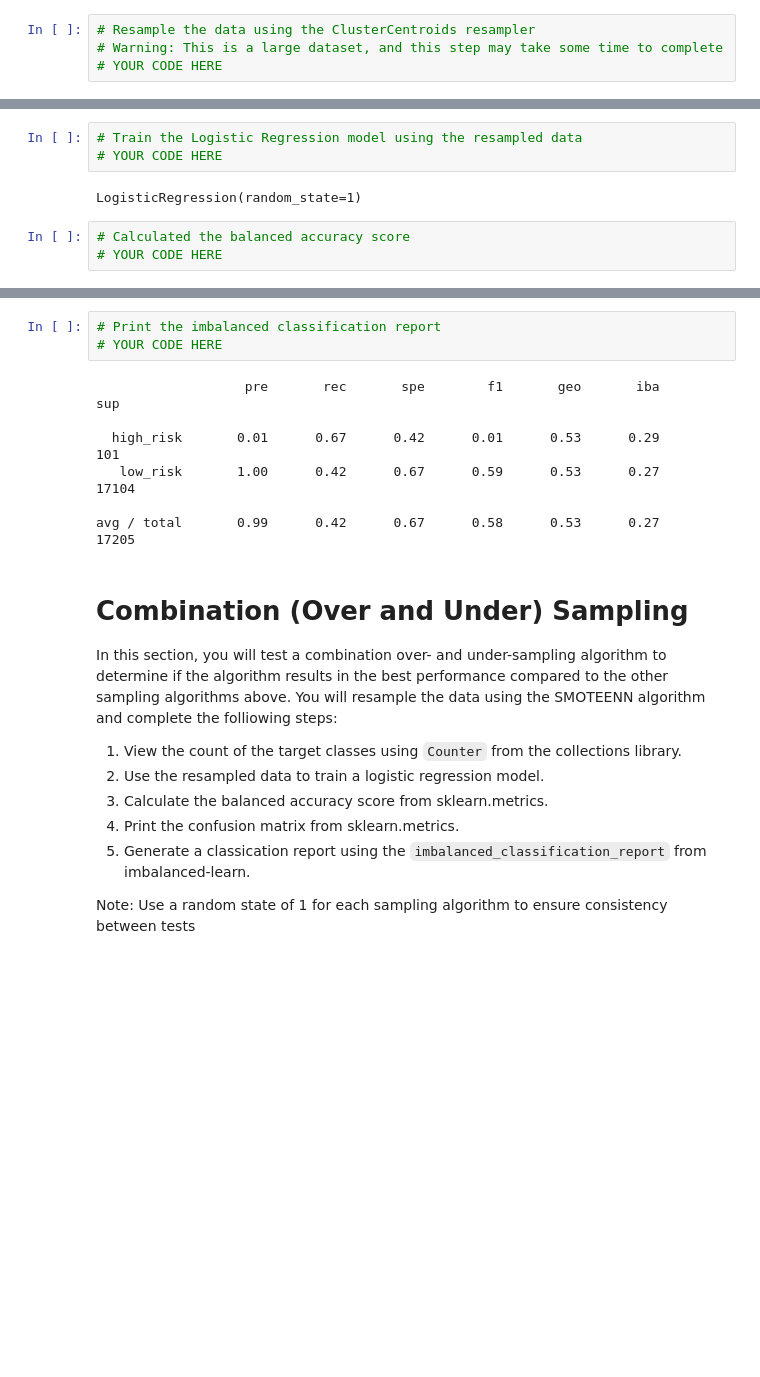
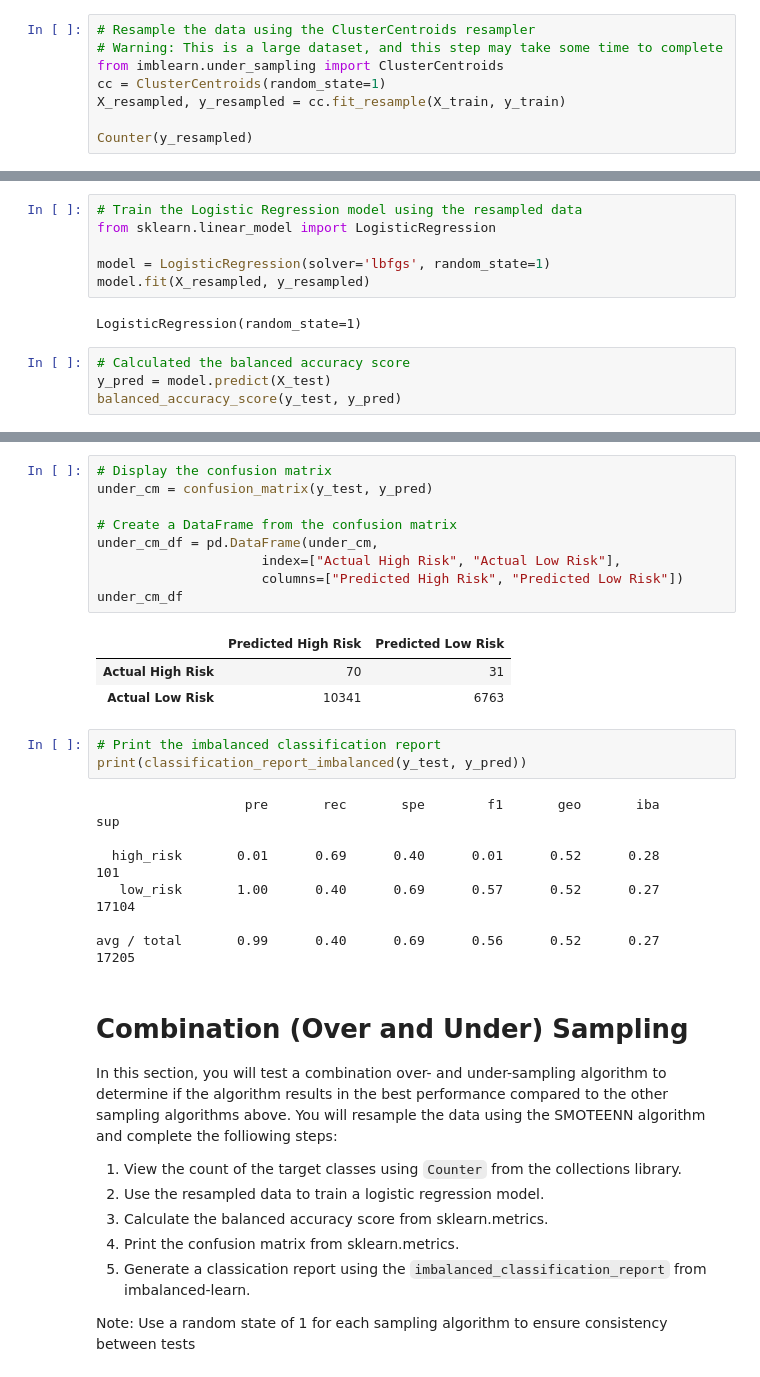
Before and after one commit to meghanhkoon/Credit_Risk_Analysis, a Jupyter notebook: credit_risk_resampling.ipynb, the cells around one changed output, grey strips where cells are left out. Cells and saved outputs as stored; diff of their text form; blank space fills up the shorter version.

```diff
--- a/credit_risk_resampling.ipynb
+++ b/credit_risk_resampling.ipynb
@@ -237,5 +260,9 @@ Note: Use a random state of 1 for each sampling algorithm to ensure consistency
 # %%
 # Resample the data using the ClusterCentroids resampler
 # Warning: This is a large dataset, and this step may take some time to complete
-# YOUR CODE HERE
+from imblearn.under_sampling import ClusterCentroids
+cc = ClusterCentroids(random_state=1)
+X_resampled, y_resampled = cc.fit_resample(X_train, y_train)
+
+Counter(y_resampled)
 # %% [output]
@@ -243,9 +270,13 @@ Counter({'loan_status': 1})
 # %%
 # Train the Logistic Regression model using the resampled data
-# YOUR CODE HERE
+from sklearn.linear_model import LogisticRegression
+
+model = LogisticRegression(solver='lbfgs', random_state=1)
+model.fit(X_resampled, y_resampled)
 # %% [output]
 LogisticRegression(random_state=1)
 # %%
 # Calculated the balanced accuracy score
-# YOUR CODE HERE
+y_pred = model.predict(X_test)
+balanced_accuracy_score(y_test, y_pred)
 # %% [output]
@@ -259,13 +284,26 @@ array([[   68,    33],
+# %%
+# Display the confusion matrix
+under_cm = confusion_matrix(y_test, y_pred)
+
+# Create a DataFrame from the confusion matrix
+under_cm_df = pd.DataFrame(under_cm,
+                     index=["Actual High Risk", "Actual Low Risk"],
+                     columns=["Predicted High Risk", "Predicted Low Risk"])
+under_cm_df
+# %% [output]
+|  | Predicted High Risk | Predicted Low Risk |
+| Actual High Risk | 70 | 31 |
+| Actual Low Risk | 10341 | 6763 |
 # %%
 # Print the imbalanced classification report
-# YOUR CODE HERE
+print(classification_report_imbalanced(y_test, y_pred))
 # %% [output]
                    pre       rec       spe        f1       geo       iba       sup
 
-  high_risk       0.01      0.67      0.42      0.01      0.53      0.29       101
-   low_risk       1.00      0.42      0.67      0.59      0.53      0.27     17104
+  high_risk       0.01      0.69      0.40      0.01      0.52      0.28       101
+   low_risk       1.00      0.40      0.69      0.57      0.52      0.27     17104
 
-avg / total       0.99      0.42      0.67      0.58      0.53      0.27     17205
+avg / total       0.99      0.40      0.69      0.56      0.52      0.27     17205
 # %% [markdown]
 # Combination (Over and Under) Sampling
 
```
Also changed, not shown: parts of 19 cells of this notebook, 4 other files.
